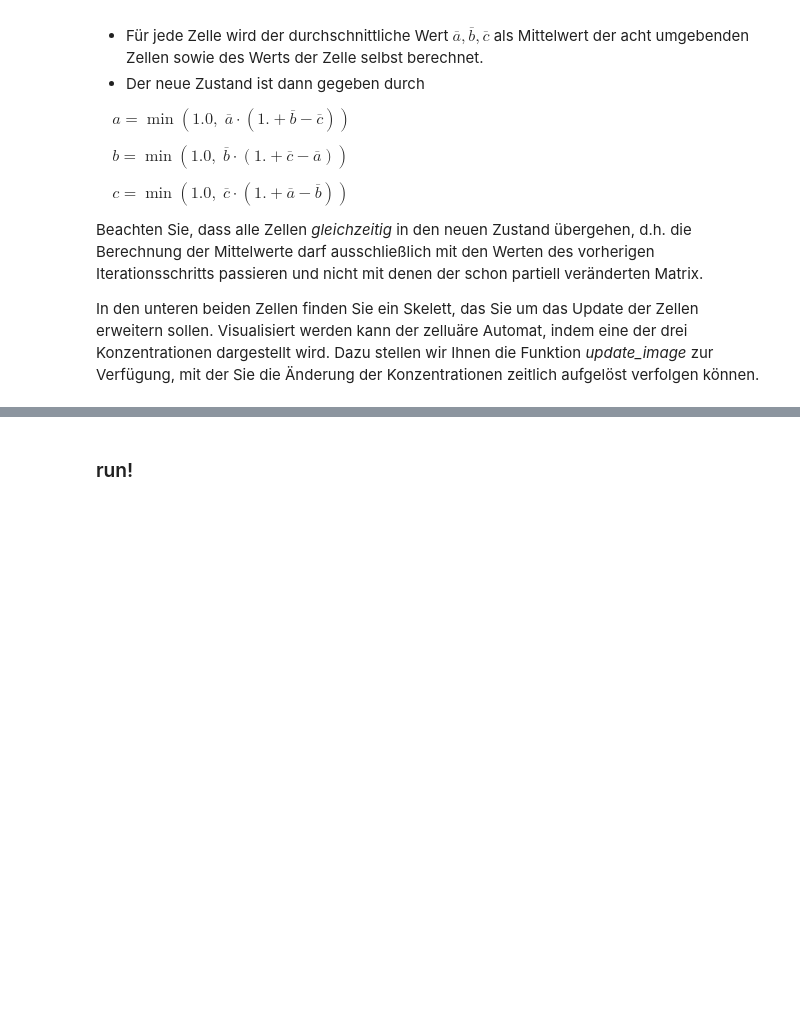
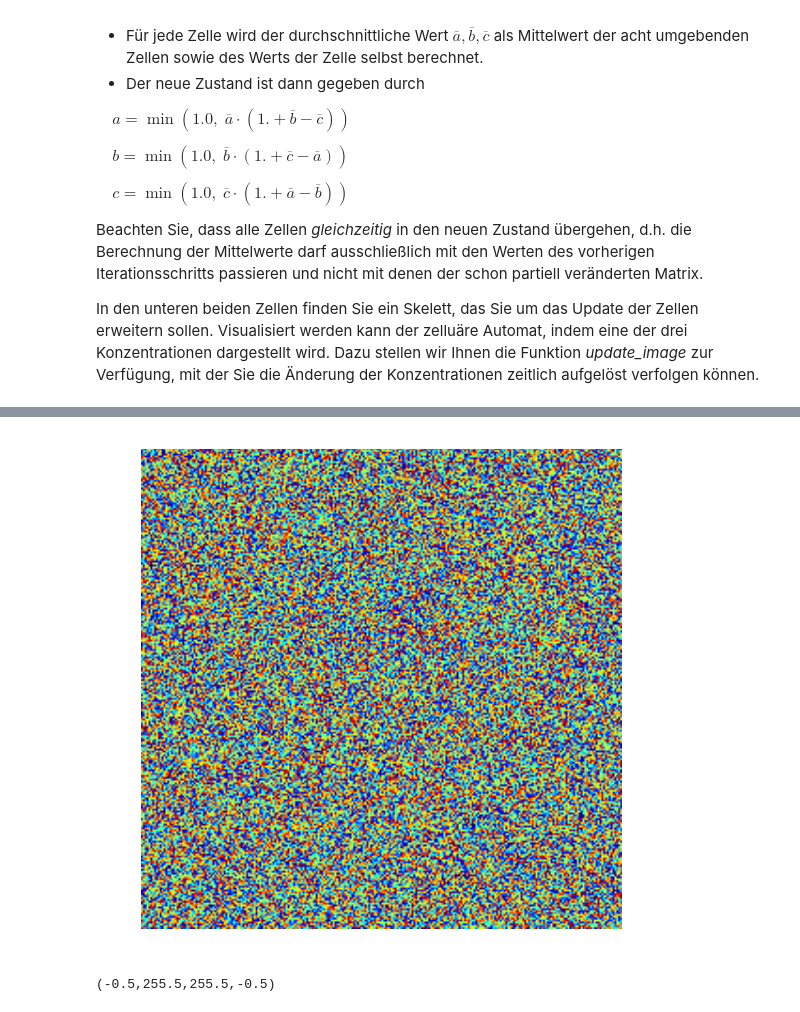
Before and after one commit to ofilla/compphys2016, a Jupyter notebook: uebung_02/bonus_02_cellular_automaton.ipynb, the cells around one changed output, grey strips where cells are left out. Drawn from its saved outputs; the diff is of its cells as text; code cells hidden in the pictures; blank space fills up the shorter version.

```diff
--- a/uebung_02/bonus_02_cellular_automaton.ipynb
+++ b/uebung_02/bonus_02_cellular_automaton.ipynb
@@ -76,26 +76,30 @@ end
 # %%
 ### other
 
 using PyPlot
 
 external_window = false
 
 try
     pygui(true) # activate display in external window
     external_window = true
 catch e # probably in JuliaBox
 end
 
 L = 256 # system size
-L = 2^5
 
 automaton_a = rand(L, L)
 automaton_b = rand(L, L)
 automaton_c = rand(L, L)
 
+coarse_automaton_a = zeros(L, L)
+coarse_automaton_b = zeros(L, L)
+coarse_automaton_c = zeros(L, L)
+
 fig = figure()
 ax = fig[:add_subplot](111)
 image = imshow(automaton_a)
 axis("off")
+# %% [output]
+[figure, added]
+(-0.5,255.5,255.5,-0.5)
-# %% [markdown]
-### run!
```
Also changed, not shown: parts of 4 cells of this notebook, 6 other files.
